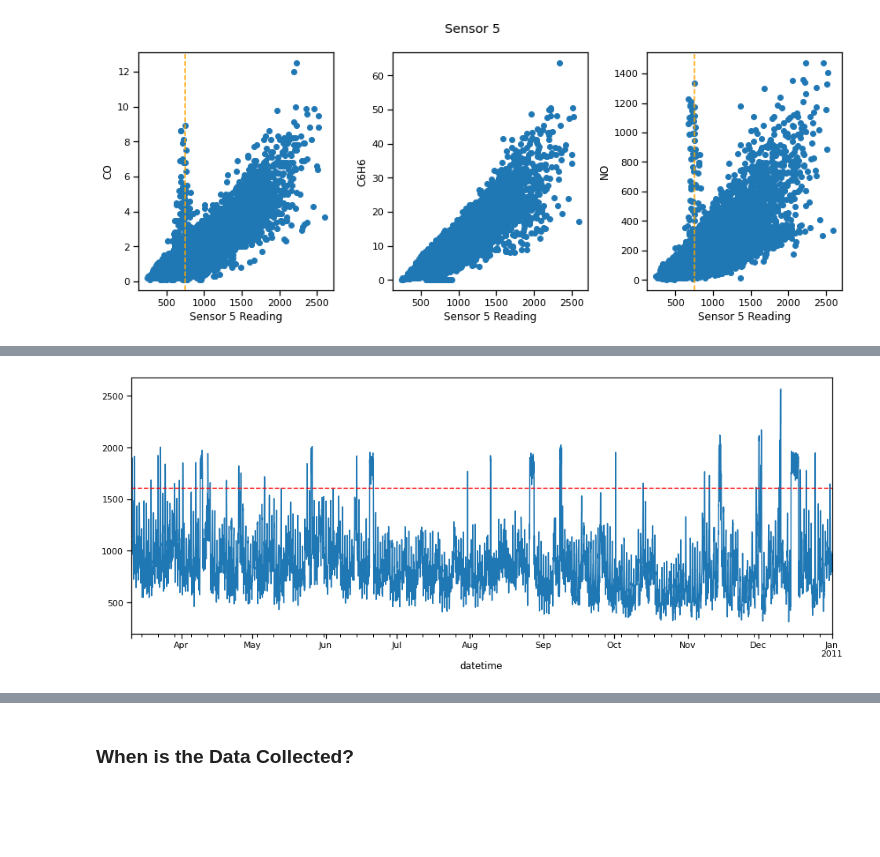
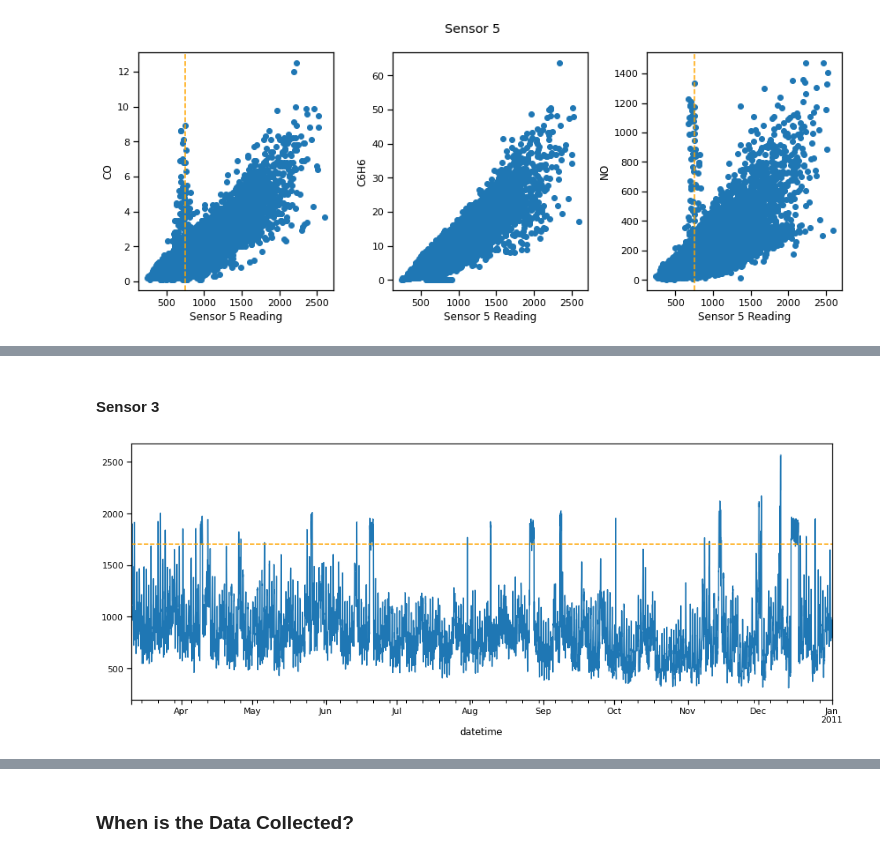
Before and after one commit to Yongliang-Shi/predicting-air-pollution, a Jupyter notebook: MVP.ipynb, the cells around one changed output, grey strips where cells are left out. Drawn from its saved outputs; the diff is of its cells as text; code cells hidden in the pictures; blank space fills up the shorter version.

```diff
--- a/MVP.ipynb
+++ b/MVP.ipynb
@@ -412,8 +437,10 @@ plt.show()
+# %% [markdown]
+#### Sensor 3
 # %%
 # Plot the readings of sensor 3 over time
 
 df.sensor_3.plot(figsize=(16,6))
-plt.axhline(y=1600, linestyle='--', c='red')
+plt.axhline(y=1700, linestyle='--', c='orange')
 plt.show()
 # %% [output]
-[figure, old version]
+[figure, new version]
```
Also changed, not shown: parts of 12 cells of this notebook.
